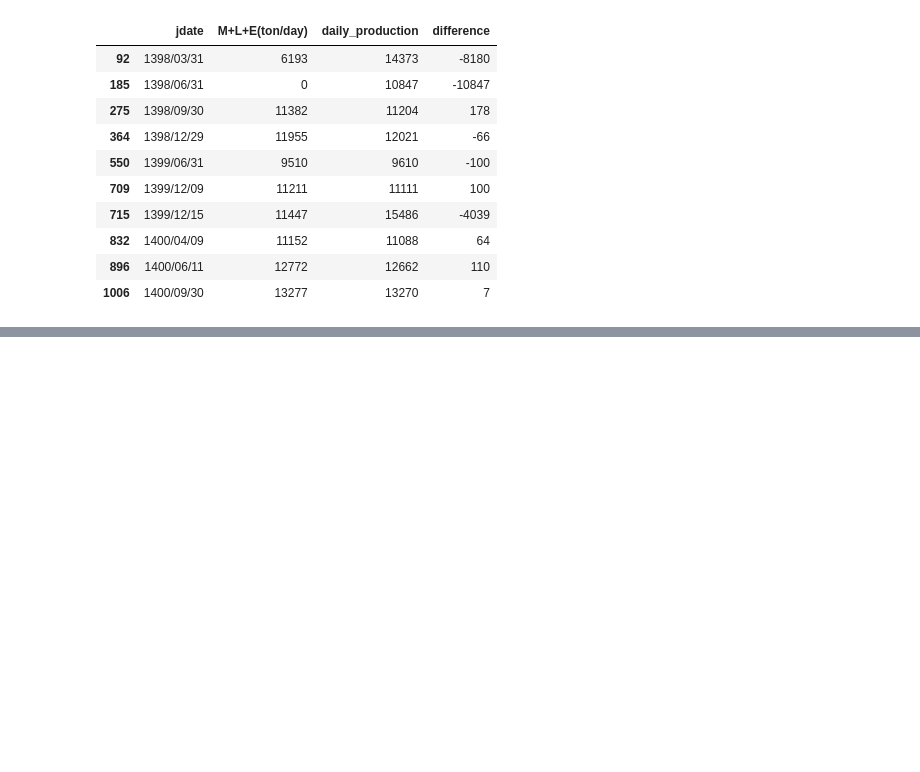
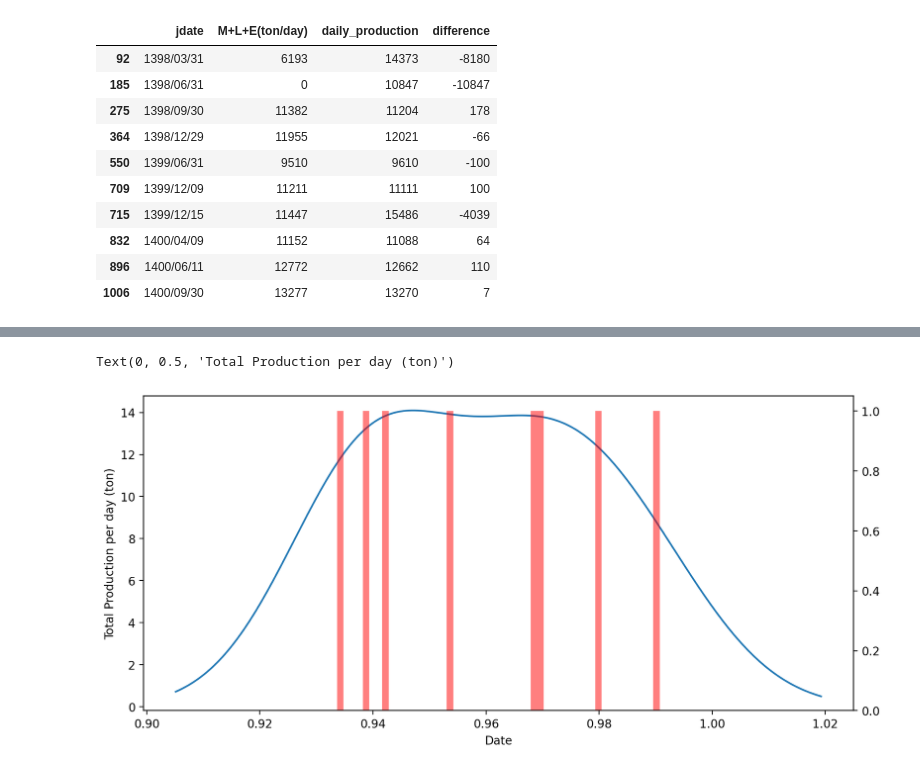
Before and after one commit to heidaralavi/Fetch-daily-product, a Jupyter notebook: compairing data.ipynb, the cells around one changed output, grey strips where cells are left out. Saved outputs shown, nothing was run; the diff lists cells and outputs as text; code cells hidden in the pictures; blank space fills up the shorter version.

```diff
--- a/compairing data.ipynb
+++ b/compairing data.ipynb
@@ -116,0 +179,4 @@ merged_df[merged_df['difference'] != 0]
+# %%
+a=np.where(landa_df.jdate == '1399/05/05')
+# %%
+b=np.where(landa_df.jdate == '1399/05/16')
@@ -116,0 +203,9 @@ merged_df[merged_df['difference'] != 0]
+# %%
+fix , ax = plt.subplots(figsize=(11,5),dpi=200)
+landa_df[a[0][0]:b[0][0]].landa.plot(kind='kde', ax=ax)
+landa_df[a[0][0]:b[0][0]].landa.plot(kind='hist', ax=ax, secondary_y=True,alpha=0.5,bins=50,color='red')
+ax.set_xlabel('Date')
+ax.set_ylabel('Total Production per day (ton)')
+# %% [output]
+Text(0, 0.5, 'Total Production per day (ton)')
+[figure, added]
```
Also changed, not shown: parts of 17 cells of this notebook.
